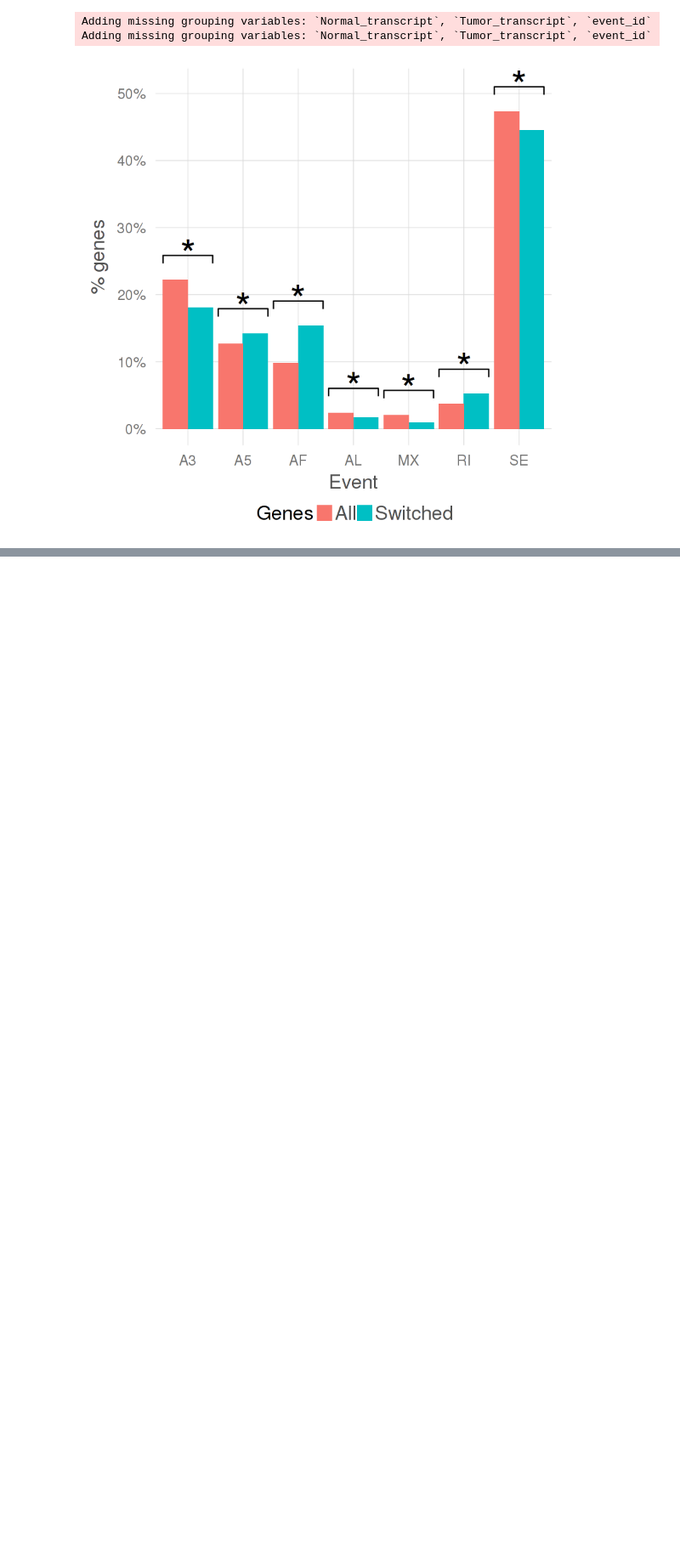
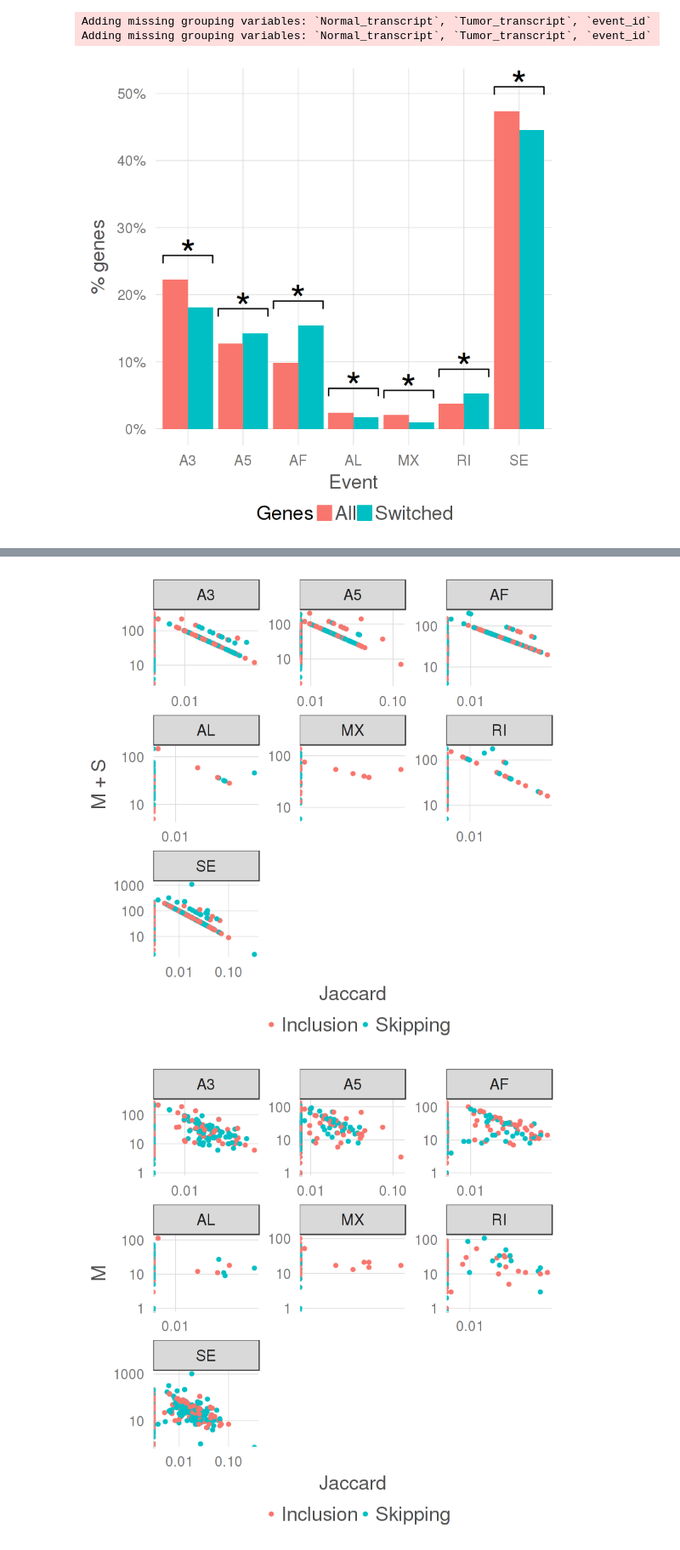
Before and after one commit to hclimente/smartas, a Jupyter notebook: switches/splicing_events.ipynb, the cells around one changed output, grey strips where cells are left out. Shown at 85% size. Drawn from its saved outputs; the diff is of its cells as text; code cells hidden in the pictures; blank space fills up the shorter version.

Commit message:
added coocurrence plots between events and mutations

```diff
--- a/switches/splicing_events.ipynb
+++ b/switches/splicing_events.ipynb
@@ -10,7 +10,7 @@ options("readr.num_columns" = 0)
 
 # read switches
 switches <- read_tsv("../data/pancancer/candidateList_full.tsv") %>%
-    filter(Reliable==1 & Origin=="Tumor")
+    filter(Reliable==1)
 
 # read events
 events <- lapply(c("A3", "A5", "AF", "AL", "MX", "RI", "SE"), function(eventType){
@@ -23,6 +23,19 @@ events <- lapply(c("A3", "A5", "AF", "AL", "MX", "RI", "SE"), function(eventType
         select(alternative_transcripts,total_transcripts,event_id) %>%
         mutate(eventType = eventType)
 }) %>% do.call("rbind",.)
+
+# read switch information
+wgs.patient_info <- read_tsv("../data/mutations/wgs_mutations.txt") %>%
+    mutate(Patient = paste0(Patient,"T"))
+
+# read mutual exclusion info
+wgs <- read_tsv("../data/pancancer/mutations/gene_wgs_mutations_all_switches.txt") %>%
+    mutate(co = MS/(MS+S)) %>%
+    merge(switches)
+
+wes <- read_tsv("../data/pancancer/mutations/gene_functional_mutations_all_switches.txt") %>%
+    mutate(co = MS/(MS+S)) %>%
+    merge(switches)
 # %% [output]
 Loading tidyverse: ggplot2
 Loading tidyverse: tibble
@@ -152,3 +165,27 @@ star_bar(gg, p < 0.025, dist = 0.025, fit = FALSE)
 Adding missing grouping variables: `Normal_transcript`, `Tumor_transcript`, `event_id`
 Adding missing grouping variables: `Normal_transcript`, `Tumor_transcript`, `event_id`
 [figure]
+# %%
+# check events that correlate with mutations in WES
+merge(events_switches, wes) %>%
+    mutate(Jaccard = MS/(M+S+MS)) %>%
+    ggplot(aes(x = Jaccard, y = M + S, color = what)) +
+        geom_point() +
+        clean_theme() +
+        theme(legend.position="bottom") +
+        labs(color = "") +
+        scale_x_log10() +
+        scale_y_log10() +
+        facet_wrap(~ eventType, scales = "free")
+
+merge(events_switches, wes) %>%
+    mutate(Jaccard = MS/(M+S+MS)) %>%
+    ggplot(aes(x = Jaccard, y = M, color = what)) +
+        geom_point() +
+        clean_theme() +
+        theme(legend.position="bottom") +
+        labs(color = "") +
+        scale_x_log10() +
+        scale_y_log10() +
+        facet_wrap(~ eventType, scales = "free")
+# %% [output]
@@ -154,0 +196,2 @@ Adding missing grouping variables: `Normal_transcript`, `Tumor_transcript`, `eve
+[figure, added]
+[figure, added]
```
Also changed, not shown: parts of 2 cells of this notebook.
